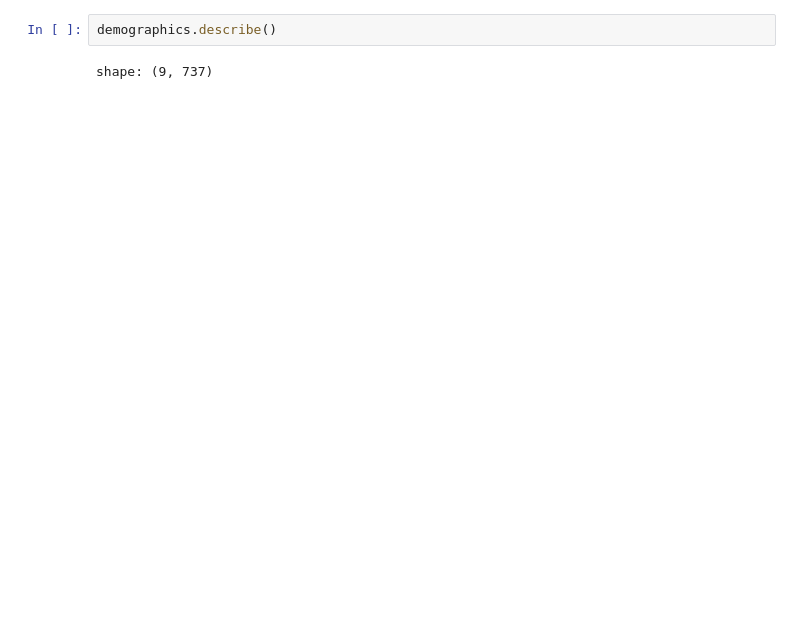
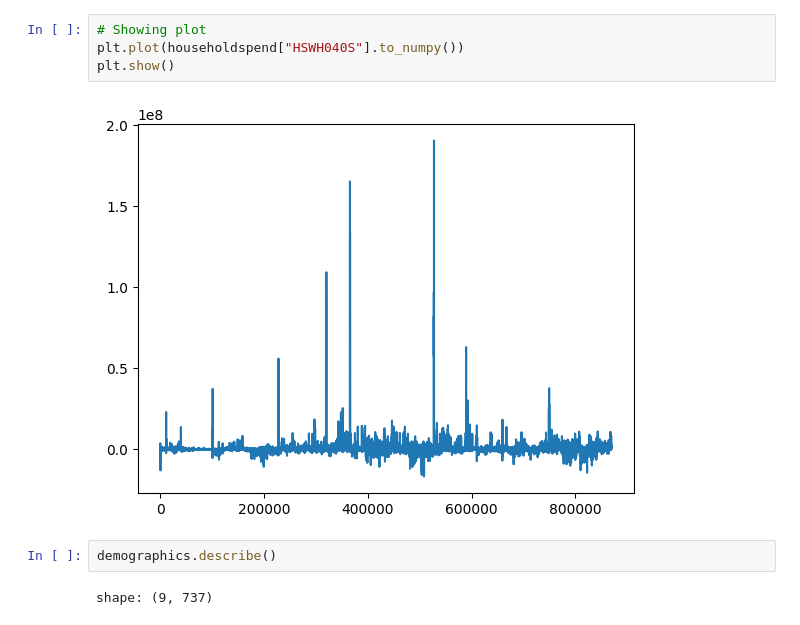
Before and after one commit to andytyuan2/DATASCI-3000, a Jupyter notebook: data_clean.ipynb, the cells around one changed output. Cells and saved outputs as stored; diff of their text form; blank space fills up the shorter version.

```diff
--- a/data_clean.ipynb
+++ b/data_clean.ipynb
@@ -19,3 +44,9 @@ shape: (9, 247)
+# %%
+# Showing plot
+plt.plot(householdspend["HSWH040S"].to_numpy())
+plt.show()
+# %% [output]
+[figure, added]
 # %%
 demographics.describe()
 # %% [output]
```
Also changed, not shown: parts of 4 cells of this notebook, 1 other file.
